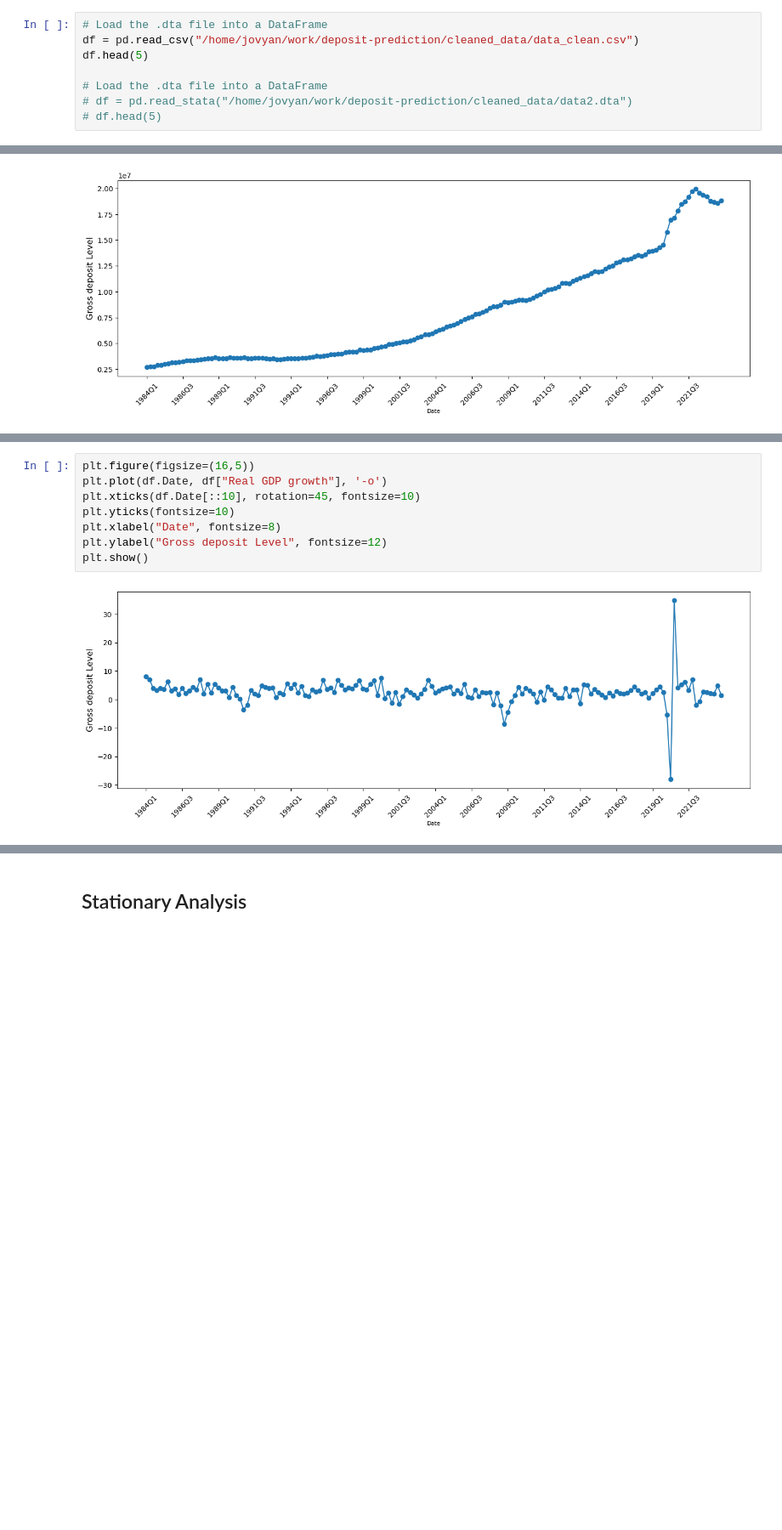
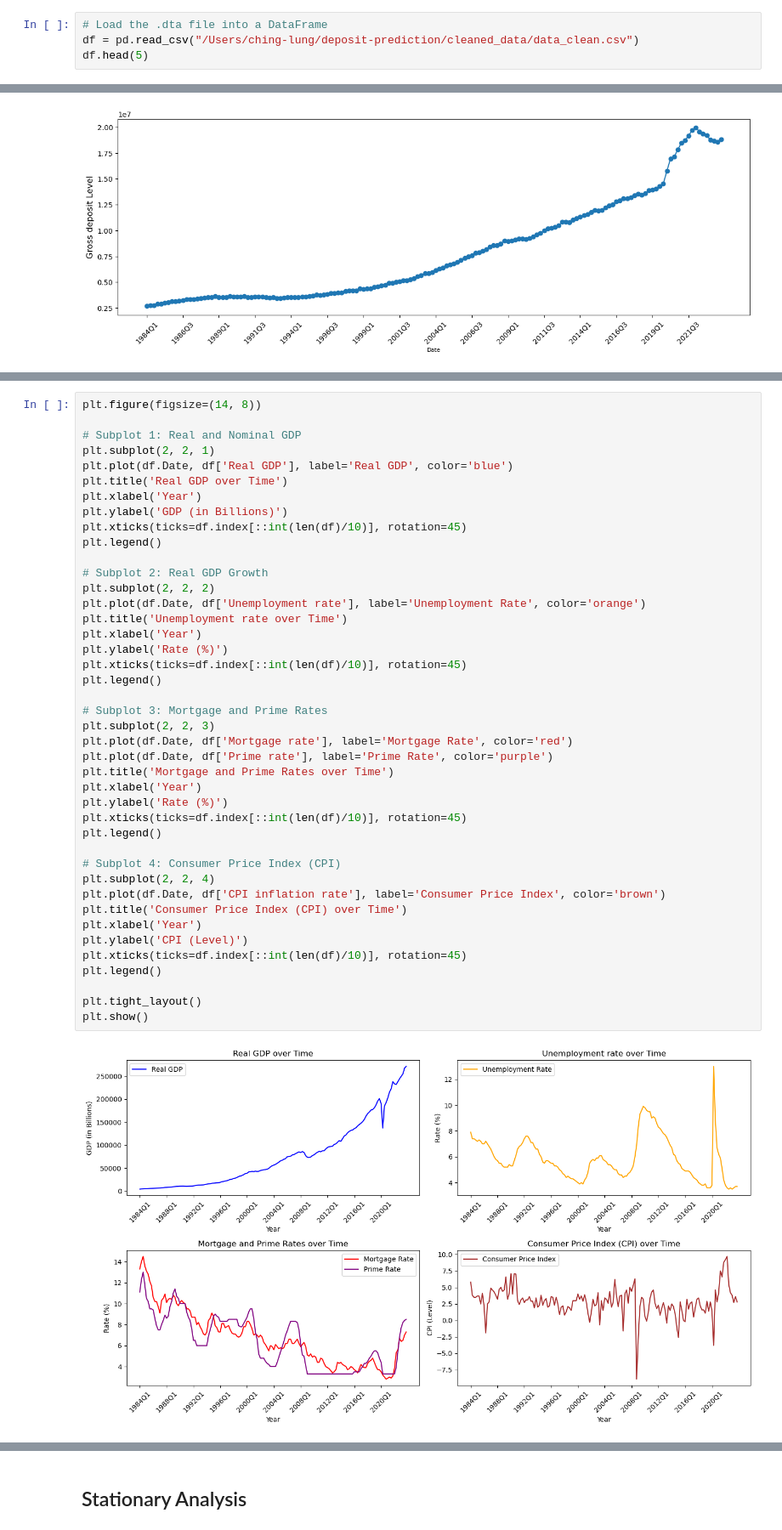
Before and after one commit to chinglung880218/Forecasting-Deposit-via-SARIMAX, a Jupyter notebook: SARIMAX_Ching-Lung.ipynb, the cells around one changed output, grey strips where cells are left out. Shown: that part at 85% size. Cells and saved outputs as stored; diff of their text form; blank space fills up the shorter version.

```diff
--- a/SARIMAX_Ching-Lung.ipynb
+++ b/SARIMAX_Ching-Lung.ipynb
@@ -13,12 +15,8 @@ from datetime import datetime, timedelta
 ## Import Dataset
 # %%
 # Load the .dta file into a DataFrame
-df = pd.read_csv("/home/jovyan/work/deposit-prediction/cleaned_data/data_clean.csv")
+df = pd.read_csv("/Users/ching-lung/deposit-prediction/cleaned_data/data_clean.csv")
 df.head(5)
-
-# Load the .dta file into a DataFrame
-# df = pd.read_stata("/home/jovyan/work/deposit-prediction/cleaned_data/data2.dta")
-# df.head(5)
 # %% [output]
 |  | Date | Real GDP growth | Nominal GDP growth | Real disposable income growth | Nominal disposable income growth | ... |
 | 0 | 1984Q1 | 8.1 | 12.5 | 7.9 | 12.7 | ... |
@@ -57,10 +56,44 @@ plt.show()
 # %%
-plt.figure(figsize=(16,5))
-plt.plot(df.Date, df["Real GDP growth"], '-o')
-plt.xticks(df.Date[::10], rotation=45, fontsize=10)
-plt.yticks(fontsize=10)
-plt.xlabel("Date", fontsize=8)
-plt.ylabel("Gross deposit Level", fontsize=12)
+plt.figure(figsize=(14, 8))
+
+# Subplot 1: Real and Nominal GDP
+plt.subplot(2, 2, 1)
+plt.plot(df.Date, df['Real GDP'], label='Real GDP', color='blue')
+plt.title('Real GDP over Time')
+plt.xlabel('Year')
+plt.ylabel('GDP (in Billions)')
+plt.xticks(ticks=df.index[::int(len(df)/10)], rotation=45)
+plt.legend()
+
+# Subplot 2: Real GDP Growth
+plt.subplot(2, 2, 2)
+plt.plot(df.Date, df['Unemployment rate'], label='Unemployment Rate', color='orange')
+plt.title('Unemployment rate over Time')
+plt.xlabel('Year')
+plt.ylabel('Rate (%)')
+plt.xticks(ticks=df.index[::int(len(df)/10)], rotation=45)
+plt.legend()
+
+# Subplot 3: Mortgage and Prime Rates
+plt.subplot(2, 2, 3)
+plt.plot(df.Date, df['Mortgage rate'], label='Mortgage Rate', color='red')
+plt.plot(df.Date, df['Prime rate'], label='Prime Rate', color='purple')
+plt.title('Mortgage and Prime Rates over Time')
+plt.xlabel('Year')
+plt.ylabel('Rate (%)')
+plt.xticks(ticks=df.index[::int(len(df)/10)], rotation=45)
+plt.legend()
+
+# Subplot 4: Consumer Price Index (CPI)
+plt.subplot(2, 2, 4)
+plt.plot(df.Date, df['CPI inflation rate'], label='Consumer Price Index', color='brown')
+plt.title('Consumer Price Index (CPI) over Time')
+plt.xlabel('Year')
+plt.ylabel('CPI (Level)')
+plt.xticks(ticks=df.index[::int(len(df)/10)], rotation=45)
+plt.legend()
+
+plt.tight_layout()
 plt.show()
 # %% [output]
-[figure, old version]
+[figure, new version]
```
Also changed, not shown: parts of 25 cells of this notebook.
